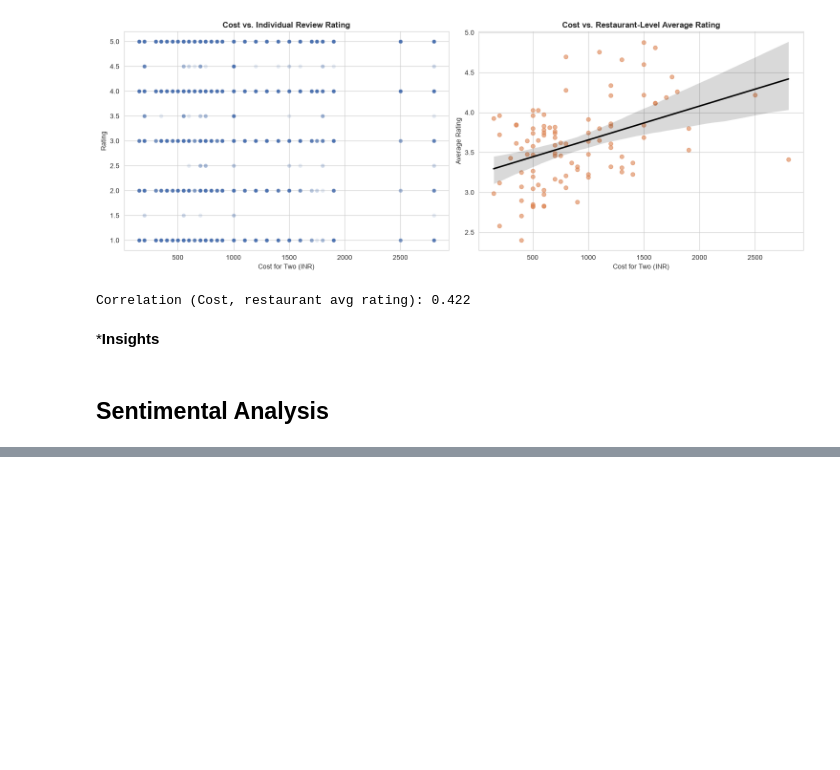
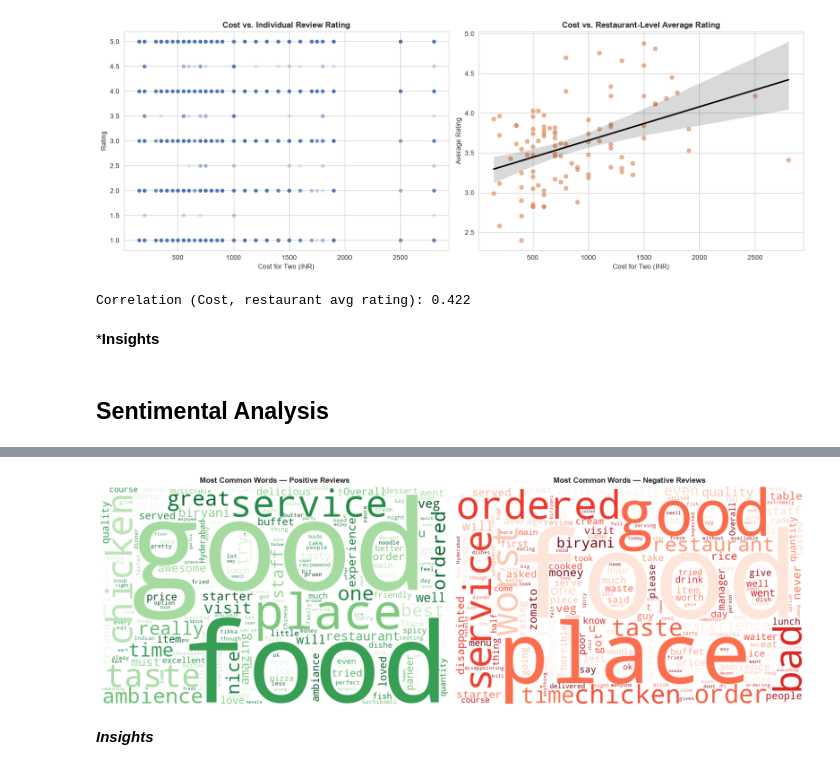
Before and after one commit to Engineer-purvesh18/Zomato-Analysis, a Jupyter notebook: Zomato_EDA.ipynb, the cells around one changed output, grey strips where cells are left out. Saved outputs shown, nothing was run; the diff lists cells and outputs as text; code cells hidden in the pictures; blank space fills up the shorter version.

```diff
--- a/Zomato_EDA.ipynb
+++ b/Zomato_EDA.ipynb
@@ -433,0 +488,26 @@ Correlation (Cost, restaurant avg rating): 0.422
+# %%
+# Word clouds for positive vs negative reviews
+fig, axes = plt.subplots(1, 2, figsize=(16, 7))
+
+positive_text = ' '.join(reviews_df[reviews_df['sentiment_label'] == 'Positive']['Review'].astype(str))
+negative_text = ' '.join(reviews_df[reviews_df['sentiment_label'] == 'Negative']['Review'].astype(str))
+
+wc_pos = WordCloud(width=800, height=500, background_color='white', colormap='Greens',
+                    collocations=False).generate(positive_text)
+wc_neg = WordCloud(width=800, height=500, background_color='white', colormap='Reds',
+                    collocations=False).generate(negative_text)
+
+axes[0].imshow(wc_pos, interpolation='bilinear')
+axes[0].axis('off')
+axes[0].set_title('Most Common Words — Positive Reviews', fontweight='bold')
+
+axes[1].imshow(wc_neg, interpolation='bilinear')
+axes[1].axis('off')
+axes[1].set_title('Most Common Words — Negative Reviews', fontweight='bold')
+
+plt.tight_layout()
+plt.show()
+# %% [output]
+[figure, added]
+# %% [markdown]
+***Insights***
```
Also changed, not shown: parts of 1 cell of this notebook.
